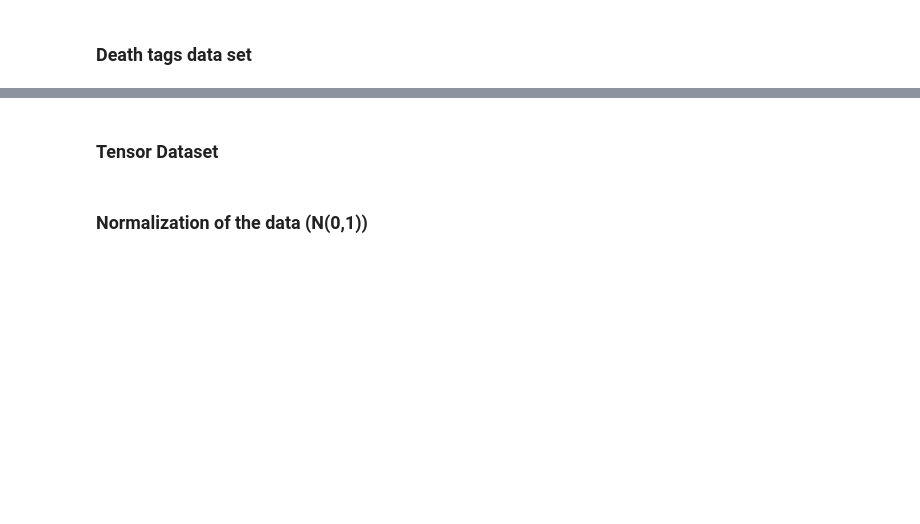
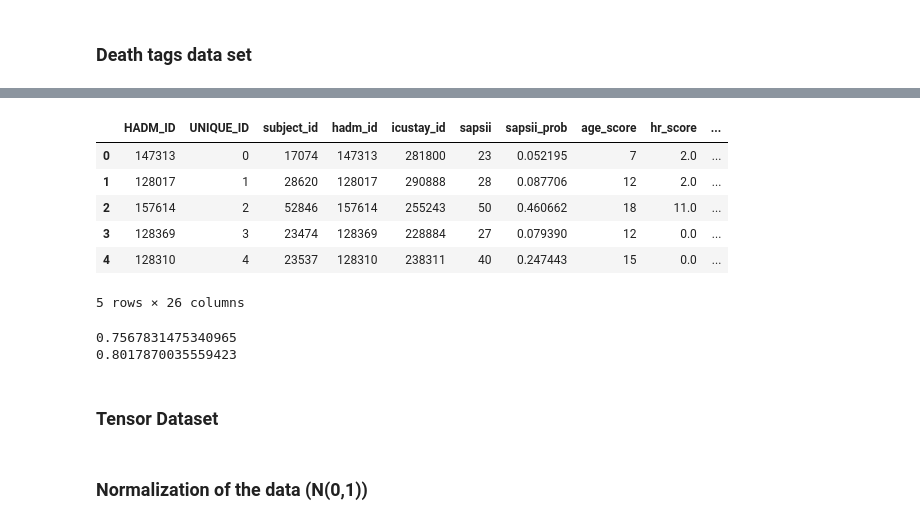
Before and after one commit to keytsuda/Continuous-Monitoring-of-Vital, a Jupyter notebook: GRUODEBayse/data_preproc/MIMIC/DataMerging.ipynb, the cells around one changed output, grey strips where cells are left out. Cells and saved outputs as stored; diff of their text form; code cells hidden in the pictures; blank space fills up the shorter version.

Commit message:
complete data preproc

```diff
--- a/GRUODEBayse/data_preproc/MIMIC/DataMerging.ipynb
+++ b/GRUODEBayse/data_preproc/MIMIC/DataMerging.ipynb
@@ -355,0 +301,7 @@ PermissionError: [Errno 13] Permission denied: 'D:/mimic_iii/clean_data/complete
+# %%
+#SAPSII data
+saps=pd.read_csv(file_path+'sapsii.csv')
+valid_hadm_id=complete_df["HADM_ID"].unique()
+saps=saps.loc[saps["hadm_id"].isin(list(valid_hadm_id))].copy()
+saps["HADM_ID"]=saps["hadm_id"]
+saps.head()
@@ -355,0 +316,5 @@ PermissionError: [Errno 13] Permission denied: 'D:/mimic_iii/clean_data/complete
+# %%
+saps["SUM_score"]=saps[[ 'hr_score', 'sysbp_score', 'temp_score', 'pao2fio2_score','uo_score', 'bun_score', 'wbc_score', 'potassium_score', 'sodium_score','bicarbonate_score', 'bilirubin_score', 'gcs_score']].sum(axis=1)
+saps["X"]=-7.7631 + 0.0737 * saps["SUM_score"] + 0.9971 * (np.log(saps["SUM_score"] + 1))
+saps["PROB"]=1/(1+np.exp(saps["X"]))
+saps.head()
@@ -356,3 +331,26 @@ PermissionError: [Errno 13] Permission denied: 'D:/mimic_iii/clean_data/complete
+# %%
+saps_death=pd.merge(death_tags_df,saps,on="HADM_ID")
+saps_death["DEATHTAG"] = saps_death["Value"]
+saps_death = saps_death.drop(columns="Value").copy()
+saps_death.head()
+# %% [output]
+|  | HADM_ID | UNIQUE_ID | subject_id | hadm_id | icustay_id | sapsii | sapsii_prob | age_score | hr_score | ... |
+| 0 | 147313 | 0 | 17074 | 147313 | 281800 | 23 | 0.052195 | 7 | 2.0 | ... |
+| 1 | 128017 | 1 | 28620 | 128017 | 290888 | 28 | 0.087706 | 12 | 2.0 | ... |
+| 2 | 157614 | 2 | 52846 | 157614 | 255243 | 50 | 0.460662 | 18 | 11.0 | ... |
+| 3 | 128369 | 3 | 23474 | 128369 | 228884 | 27 | 0.079390 | 12 | 0.0 | ... |
+| 4 | 128310 | 4 | 23537 | 128310 | 238311 | 40 | 0.247443 | 15 | 0.0 | ... |
+5 rows × 26 columns
+# %%
+y_pred=np.array(saps_death["PROB"])
+y_pred_full=np.array(saps_death["sapsii_prob"])
+y=np.array(saps_death["DEATHTAG"])
+from sklearn.metrics import roc_auc_score
+print(roc_auc_score(y,y_pred))
+print(roc_auc_score(y,y_pred_full))
+# %% [output]
+0.7567831475340965
+0.8017870035559423
 # %% [markdown]
 ### Tensor Dataset
 # %%
```
Also changed, not shown: parts of 20 cells of this notebook.
